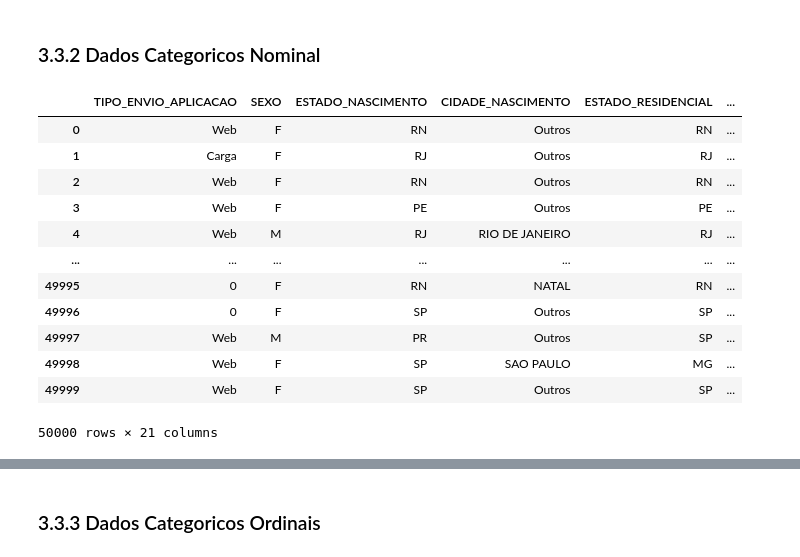
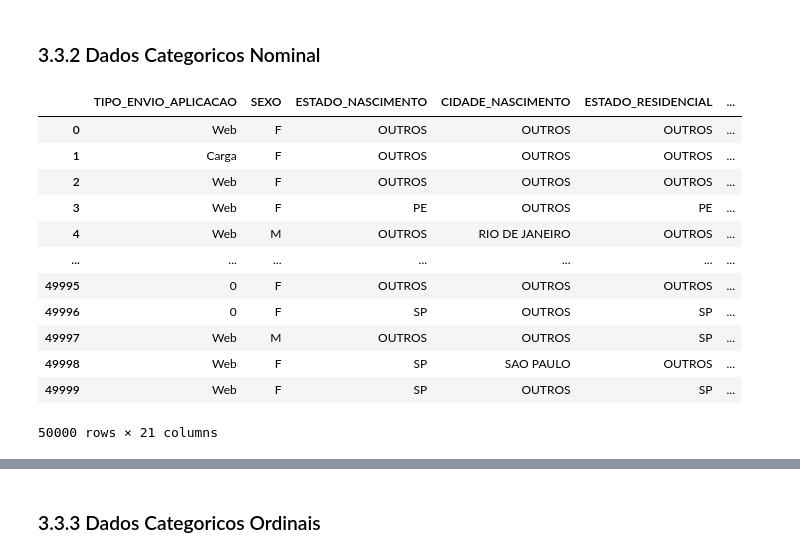
Before and after one commit to jef-santos/9DTSR, a Jupyter notebook: Data Processing with python/Trabalhos/Trabalho_final_v2.ipynb, the cells around one changed output, grey strips where cells are left out. Drawn from its saved outputs; the diff is of its cells as text; code cells hidden in the pictures.

```diff
--- a/Data Processing with python/Trabalhos/Trabalho_final_v2.ipynb
+++ b/Data Processing with python/Trabalhos/Trabalho_final_v2.ipynb
@@ -108,7 +110,7 @@ def plot_relation_variableXtarget(df, variable, target_column, ax=None):
     ax.set_xlabel(variable)
     ax.set_ylabel('Contagem')
 # %%
-def agrupar_top_10(df, coluna):
+def agrupar_top_5(df, coluna):
     """
     Agrupa os valores de uma coluna em um DataFrame para manter apenas os 10 valores mais frequentes.
     Os demais valores são substituídos por "Outros".
@@ -121,12 +123,12 @@ def agrupar_top_10(df, coluna):
         pd.DataFrame: DataFrame com a coluna transformada.
     """
     # Verifica se a coluna tem mais de 10 valores distintos
-    if df[coluna].nunique() > 10:
+    if df[coluna].nunique() > 5:
         # Obtém os 10 valores mais frequentes
-        top_10_valores = df[coluna].value_counts().head(10).index
+        top_5_valores = df[coluna].value_counts().head(5).index
 
-        # Substitui valores que não estão entre os top 10 por "Outros"
-        df[coluna] = df[coluna].apply(lambda x: x if x in top_10_valores else "OUTROS")
+        # Substitui valores que não estão entre os top 5 por "Outros"
+        df[coluna] = df[coluna].apply(lambda x: x if x in top_5_valores else "OUTROS")
 
     return df
 # %% [markdown]
@@ -515,22 +517,22 @@ plt.show()
 # %%
 feat_cateNominal_viz = df_features_selects[feat_cateNominal + ['ROTULO_ALVO']].copy()
 for variable in feat_cateNominal:
-    agrupar_top_10(feat_cateNominal_viz, variable)
+    agrupar_top_5(feat_cateNominal_viz, variable)
 
 feat_cateNominal_viz
 # %% [output]
 |  | TIPO_ENVIO_APLICACAO | SEXO | ESTADO_NASCIMENTO | CIDADE_NASCIMENTO | ESTADO_RESIDENCIAL | ... |
-| 0 | Web | F | RN | Outros | RN | ... |
-| 1 | Carga | F | RJ | Outros | RJ | ... |
-| 2 | Web | F | RN | Outros | RN | ... |
-| 3 | Web | F | PE | Outros | PE | ... |
-| 4 | Web | M | RJ | RIO DE JANEIRO | RJ | ... |
+| 0 | Web | F | OUTROS | OUTROS | OUTROS | ... |
+| 1 | Carga | F | OUTROS | OUTROS | OUTROS | ... |
+| 2 | Web | F | OUTROS | OUTROS | OUTROS | ... |
+| 3 | Web | F | PE | OUTROS | PE | ... |
+| 4 | Web | M | OUTROS | RIO DE JANEIRO | OUTROS | ... |
 | ... | ... | ... | ... | ... | ... | ... |
-| 49995 | 0 | F | RN | NATAL | RN | ... |
-| 49996 | 0 | F | SP | Outros | SP | ... |
-| 49997 | Web | M | PR | Outros | SP | ... |
-| 49998 | Web | F | SP | SAO PAULO | MG | ... |
-| 49999 | Web | F | SP | Outros | SP | ... |
+| 49995 | 0 | F | OUTROS | OUTROS | OUTROS | ... |
+| 49996 | 0 | F | SP | OUTROS | SP | ... |
+| 49997 | Web | M | OUTROS | OUTROS | SP | ... |
+| 49998 | Web | F | SP | SAO PAULO | OUTROS | ... |
+| 49999 | Web | F | SP | OUTROS | SP | ... |
 50000 rows × 21 columns
 # %%
 fig, axes = plt.subplots(nrows=7, ncols=3, figsize=(25, 28))
```
Also changed, not shown: parts of 53 cells of this notebook, 1 other file.
